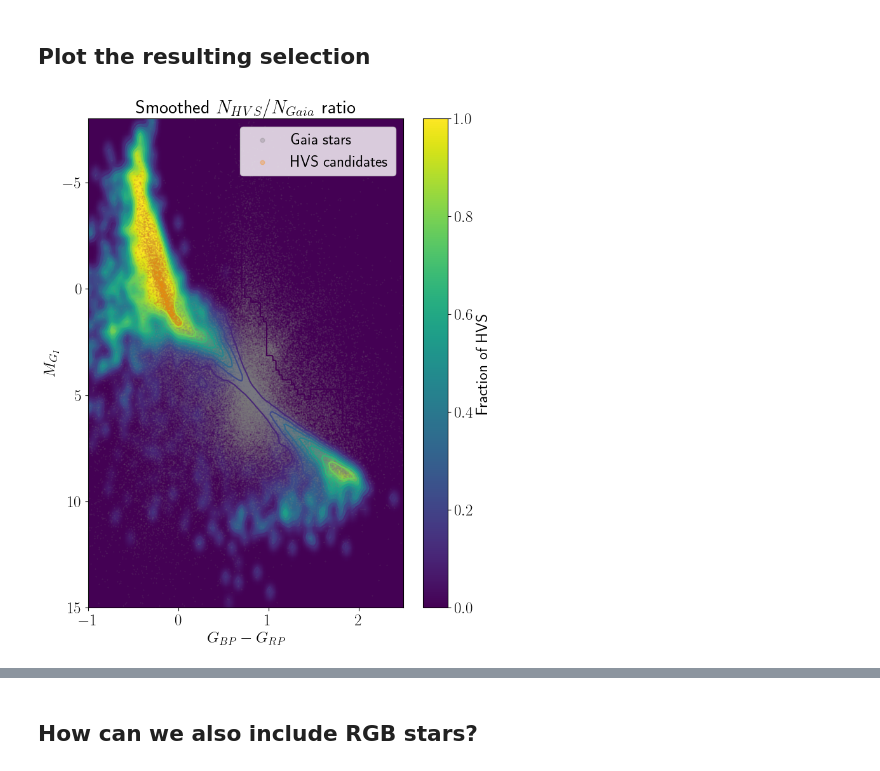
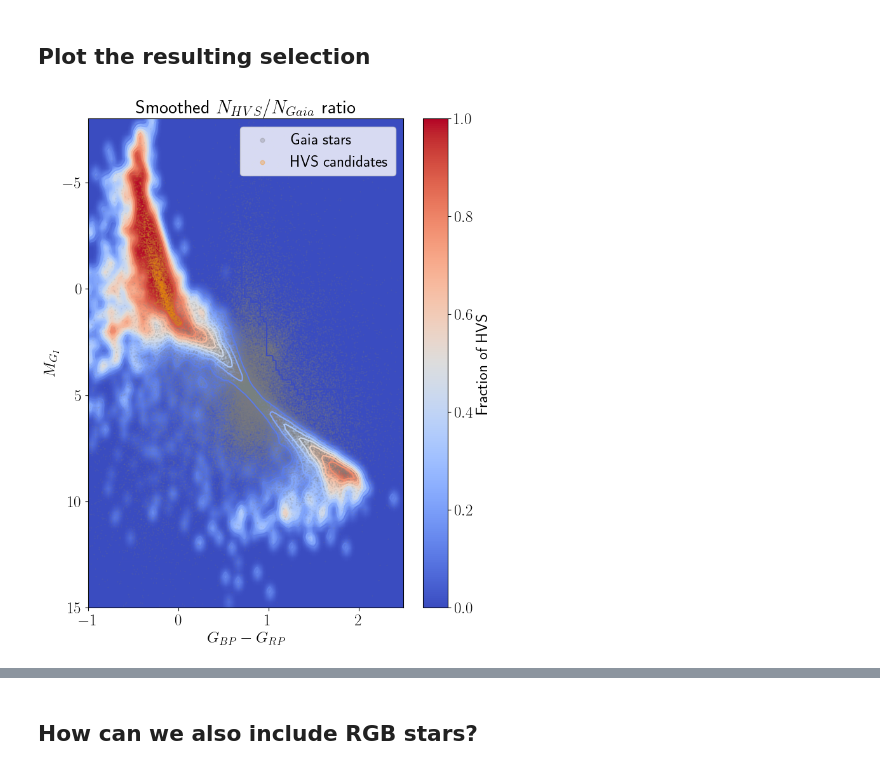
Before and after one commit to fawkez/HVS_1, a Jupyter notebook: Notebooks/developing_CMD_selection_part2.ipynb, the cells around one changed output, grey strips where cells are left out. Saved outputs shown, nothing was run; the diff lists cells and outputs as text; code cells hidden in the pictures.

```diff
--- a/Notebooks/developing_CMD_selection_part2.ipynb
+++ b/Notebooks/developing_CMD_selection_part2.ipynb
@@ -79,32 +134,32 @@ plt.scatter(
 plt.scatter(
     filtered_df_test['bp_rp_corr'], filtered_df_test['implied_M_g_corr'],
     s=0.1, color='darkorange', alpha=0.3, label='HVS candidates'
 )
 
-cmap_name = 'viridis'
+cmap_name = 'coolwarm'#'grey'#'viridis'
 
 # Generate the contour plot from the oversampled, smoothed data
 contour_lines = plt.contour(
     X_grid_new, Y_grid_new, Z_smooth_oversampled,
     levels=contour_levels, cmap=cmap_name, vmin=0, vmax=1
 )
 extent = [x_bins[0], x_bins[-1], y_bins[0], y_bins[-1]]
 plt.imshow(Z_smooth_oversampled, extent=extent, origin='lower', aspect='auto', cmap=cmap_name, vmin=0, vmax=1)
 
 # Add a colorbar
 norm = mcolors.Normalize(vmin=0, vmax=1)
 sm = cm.ScalarMappable(norm=norm, cmap=cmap_name)
 
 # make legend handles big
 
 
 plt.colorbar(sm, label='Fraction of HVS', ax=plt.gca())
 plt.xlim(-1, 2.5)
 plt.ylim(15, -8)
 plt.xlabel('$G_{BP} - G_{RP}$')
 plt.ylabel('$M_{G_I}$')
 plt.title('Smoothed $N_{HVS}$/$N_{Gaia}$ ratio')
 plt.legend(loc = 'upper right', markerscale = 15)
 plt.show()
 # %% [output]
-[figure, old version]
+[figure, new version]
```
Also changed, not shown: parts of 14 cells of this notebook, 14 other files.
